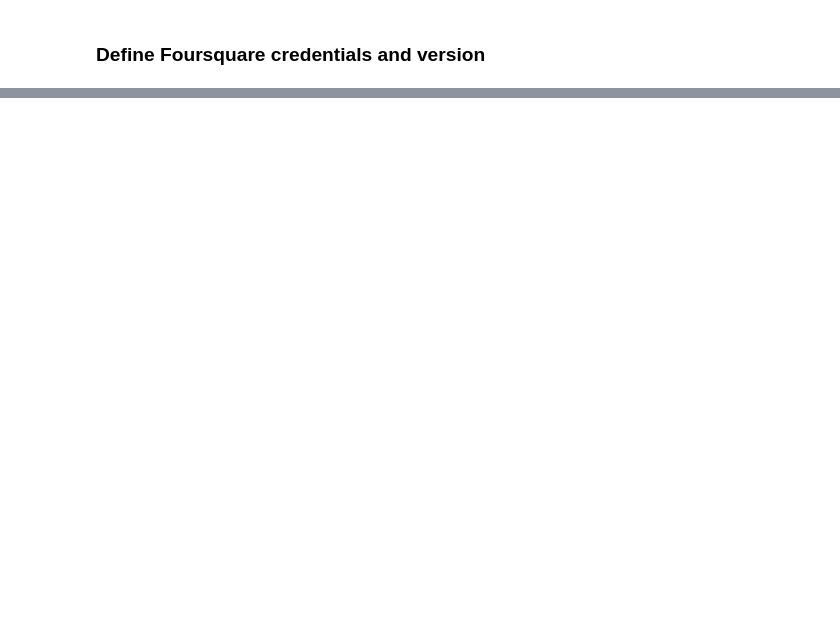
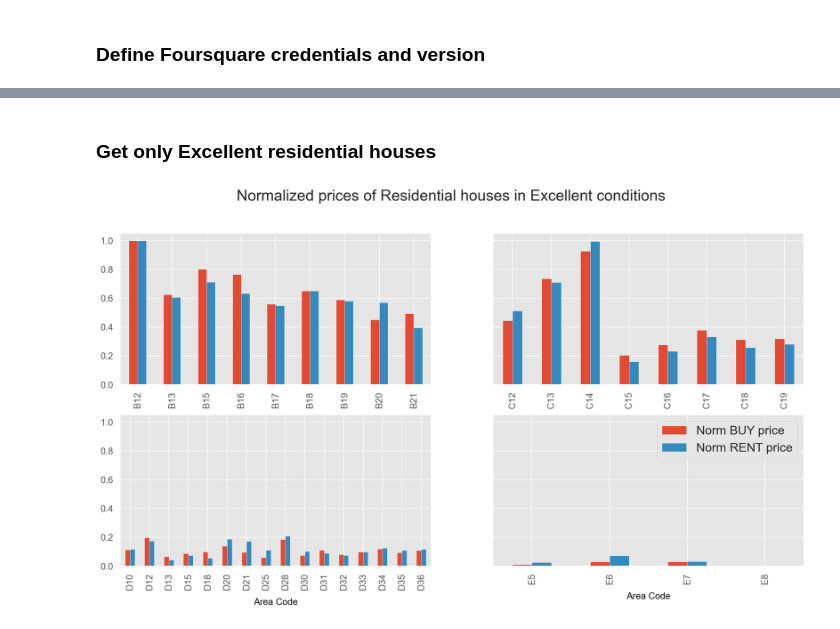
Before and after one commit to pierluigisegatto/Data_Science_Material, a Jupyter notebook: IBM Data Science Professional Certificate/8-ML_Full_Project/Real estate Milan /Real_estate_analysis.ipynb, the cells around one changed output, grey strips where cells are left out. Cells and saved outputs as stored; diff of their text form; code cells hidden in the pictures; blank space fills up the shorter version.

```diff
--- a/IBM Data Science Professional Certificate/8-ML_Full_Project/Real estate Milan /Real_estate_analysis.ipynb
+++ b/IBM Data Science Professional Certificate/8-ML_Full_Project/Real estate Milan /Real_estate_analysis.ipynb
@@ -396,0 +557,4 @@ neighborhoods_venues.head()
+# %%
+full_df['Avg_market_value (€/m2)'] = full_df[['Min_market_value (€/m2)', 'Max_market_value (€/m2)']].mean(axis=1)
+full_df['Avg_rental_value (€/m2 x month)'] = full_df[['Min_rental_value (€/m2 x month)', 'Max_rental_value (€/m2 x month)']].mean(axis=1)
+full_df.head()
@@ -396,0 +572,7 @@ neighborhoods_venues.head()
+# %%
+Duomo_address='Duomo di Milano, Italy'
+geolocater= Nominatim(user_agent="Center_search")
+center= geolocater.geocode(Duomo_address)
+lat_Duomo= center.latitude
+lon_Duomo= center.longitude
+print('The geograpical coordinate of {} are {}, {}.'.format(Duomo_address,lat_Duomo, lon_Duomo))
@@ -396,0 +583,17 @@ neighborhoods_venues.head()
+# %%
+def haversine_vectorize(lon1, lat1, lon2, lat2):
+    lon1, lat1, lon2, lat2 = map(np.radians, [lon1, lat1, lon2, lat2])
+
+    newlon = lon2 - lon1
+    newlat = lat2 - lat1
+
+    haver_formula = np.sin(newlat/2.0)**2 + np.cos(lat1) * np.cos(lat2) * np.sin(newlon/2.0)**2
+
+    dist = 2 * np.arcsin(np.sqrt(haver_formula))
+    km = 6367 * dist #6367 for distance in km, for miles use 3958
+    return km
+
+distance_center = haversine_vectorize(lat_Duomo, lon_Duomo, full_df['Latitude'], full_df['Longitude'])
+full_df = pd.concat([full_df, distance_center.rename('Distance_from_center (km)')], axis=1)
+full_df = full_df[full_df['Distance_from_center (km)']< 50]
+full_df.head()
@@ -396,0 +665,9 @@ neighborhoods_venues.head()
+# %% [markdown]
+### Get only Excellent residential houses
+# %%
+res_ex = get_subcategory(full_df,'Residential houses','Excellent')
+# %%
+mpl.style.use('ggplot')
+my_bar_plot(res_ex,'Residential houses','Excellent')
+# %% [output]
+[figure, added]
```
Also changed, not shown: parts of 131 cells of this notebook, 2 other files.
